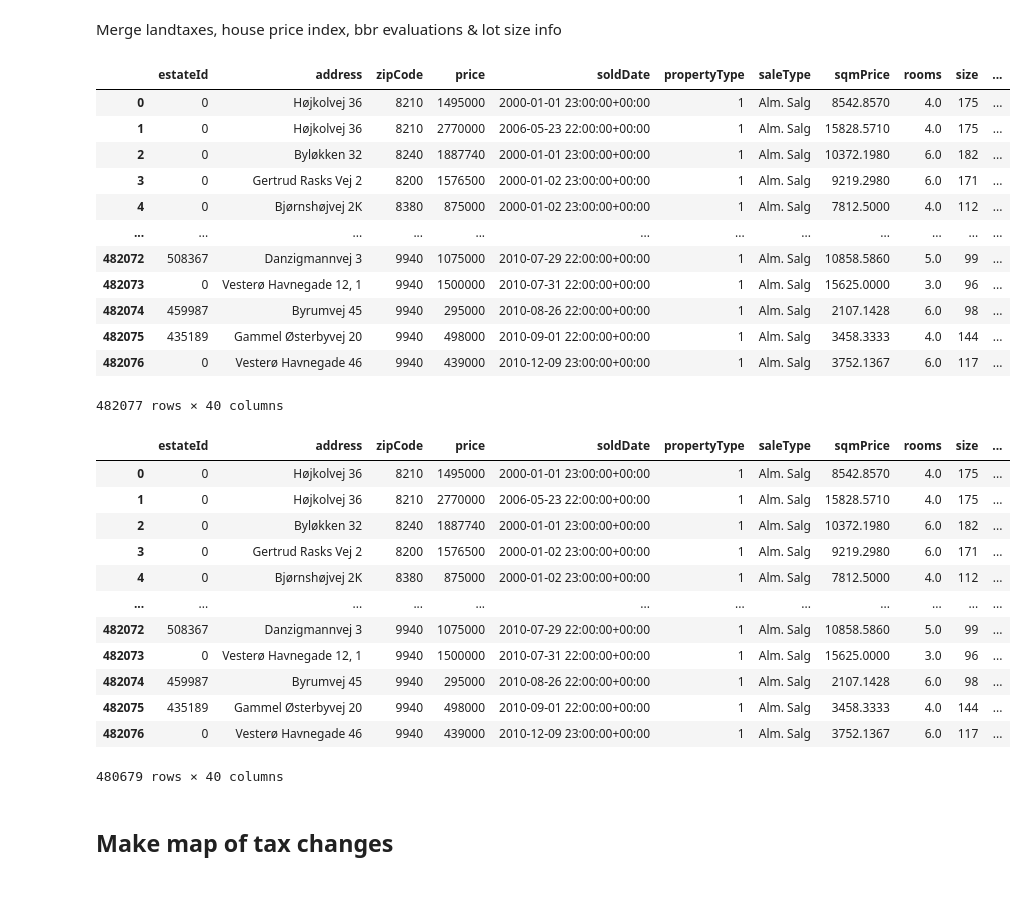
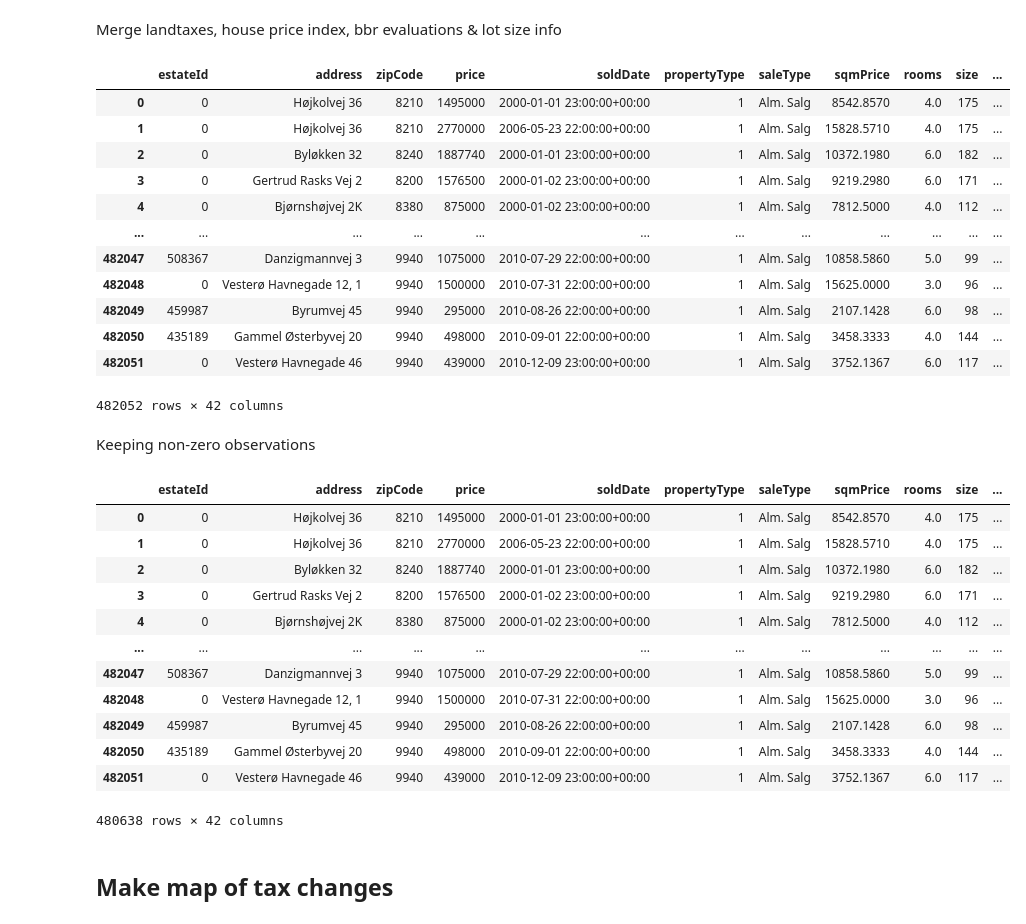
Before and after one commit to jorgenhost/No_taxation_without_capitalization, a Jupyter notebook: 5_main.ipynb, the cells around one changed output. Cells and saved outputs as stored; diff of their text form; code cells hidden in the pictures; blank space fills up the shorter version.

```diff
--- a/5_main.ipynb
+++ b/5_main.ipynb
@@ -192,5 +185,7 @@ land_taxes
 267 rows × 6 columns
 # %%
 property_evals_01=pd.read_parquet('data/bbr_eval2001.pq')
-property_evals_01
+property_evals_07=pd.read_parquet('data/bbr_eval2007.pq')
+print(property_evals_01.head())
+print(property_evals_07.head())
 # %% [output]
@@ -229,27 +228,33 @@ Merge landtaxes, house price index, bbr evaluations & lot size info
 # %%
 df_merged = pd.DataFrame(gdf_merge)
 df_merged_index = pd.merge(df_merged, house_price_index, left_on=['time_q', 'region'], right_on=['time_q', 'region'])
 df_merged_index = pd.merge(df_merged_index, land_taxes, left_on=['kommune_old'], right_on=['kommune_old'])
 df_merged_index = pd.merge(df_merged_index, property_evals_01, left_on=['guid'], right_on=['guid'])
+df_merged_index=df_merged_index.drop(columns=['eval_year'])
+df_merged_index = pd.merge(df_merged_index, property_evals_07, left_on=['guid'], right_on=['guid'])
+df_merged_index=df_merged_index.drop(columns=['eval_year'])
 df_merged_index = pd.merge(df_merged_index, lot_sizes, left_on=['guid'], right_on=['guid'])
 df_merged_index
 # %% [output]
 |  | estateId | address | zipCode | price | soldDate | propertyType | saleType | sqmPrice | rooms | size | ... |
 | 0 | 0 | Højkolvej 36 | 8210 | 1495000 | 2000-01-01 23:00:00+00:00 | 1 | Alm. Salg | 8542.8570 | 4.0 | 175 | ... |
 | 1 | 0 | Højkolvej 36 | 8210 | 2770000 | 2006-05-23 22:00:00+00:00 | 1 | Alm. Salg | 15828.5710 | 4.0 | 175 | ... |
 | 2 | 0 | Byløkken 32 | 8240 | 1887740 | 2000-01-01 23:00:00+00:00 | 1 | Alm. Salg | 10372.1980 | 6.0 | 182 | ... |
 | 3 | 0 | Gertrud Rasks Vej 2 | 8200 | 1576500 | 2000-01-02 23:00:00+00:00 | 1 | Alm. Salg | 9219.2980 | 6.0 | 171 | ... |
 | 4 | 0 | Bjørnshøjvej 2K | 8380 | 875000 | 2000-01-02 23:00:00+00:00 | 1 | Alm. Salg | 7812.5000 | 4.0 | 112 | ... |
 | ... | ... | ... | ... | ... | ... | ... | ... | ... | ... | ... | ... |
-| 482072 | 508367 | Danzigmannvej 3 | 9940 | 1075000 | 2010-07-29 22:00:00+00:00 | 1 | Alm. Salg | 10858.5860 | 5.0 | 99 | ... |
-| 482073 | 0 | Vesterø Havnegade 12, 1 | 9940 | 1500000 | 2010-07-31 22:00:00+00:00 | 1 | Alm. Salg | 15625.0000 | 3.0 | 96 | ... |
-| 482074 | 459987 | Byrumvej 45 | 9940 | 295000 | 2010-08-26 22:00:00+00:00 | 1 | Alm. Salg | 2107.1428 | 6.0 | 98 | ... |
-| 482075 | 435189 | Gammel Østerbyvej 20 | 9940 | 498000 | 2010-09-01 22:00:00+00:00 | 1 | Alm. Salg | 3458.3333 | 4.0 | 144 | ... |
-| 482076 | 0 | Vesterø Havnegade 46 | 9940 | 439000 | 2010-12-09 23:00:00+00:00 | 1 | Alm. Salg | 3752.1367 | 6.0 | 117 | ... |
+| 482047 | 508367 | Danzigmannvej 3 | 9940 | 1075000 | 2010-07-29 22:00:00+00:00 | 1 | Alm. Salg | 10858.5860 | 5.0 | 99 | ... |
+| 482048 | 0 | Vesterø Havnegade 12, 1 | 9940 | 1500000 | 2010-07-31 22:00:00+00:00 | 1 | Alm. Salg | 15625.0000 | 3.0 | 96 | ... |
+| 482049 | 459987 | Byrumvej 45 | 9940 | 295000 | 2010-08-26 22:00:00+00:00 | 1 | Alm. Salg | 2107.1428 | 6.0 | 98 | ... |
+| 482050 | 435189 | Gammel Østerbyvej 20 | 9940 | 498000 | 2010-09-01 22:00:00+00:00 | 1 | Alm. Salg | 3458.3333 | 4.0 | 144 | ... |
+| 482051 | 0 | Vesterø Havnegade 46 | 9940 | 439000 | 2010-12-09 23:00:00+00:00 | 1 | Alm. Salg | 3752.1367 | 6.0 | 117 | ... |
-482077 rows × 40 columns
+482052 rows × 42 columns
+# %% [markdown]
+Keeping non-zero observations
 # %%
 df_merged_index=df_merged_index[df_merged_index['lot_size']!=0]
 df_merged_index=df_merged_index[df_merged_index['eval_prop_2001']!=0]
+df_merged_index=df_merged_index[df_merged_index['eval_prop_2007']!=0]
 df_merged_index
 # %% [output]
 |  | estateId | address | zipCode | price | soldDate | propertyType | saleType | sqmPrice | rooms | size | ... |
@@ -259,12 +264,12 @@ df_merged_index
 | 3 | 0 | Gertrud Rasks Vej 2 | 8200 | 1576500 | 2000-01-02 23:00:00+00:00 | 1 | Alm. Salg | 9219.2980 | 6.0 | 171 | ... |
 | 4 | 0 | Bjørnshøjvej 2K | 8380 | 875000 | 2000-01-02 23:00:00+00:00 | 1 | Alm. Salg | 7812.5000 | 4.0 | 112 | ... |
 | ... | ... | ... | ... | ... | ... | ... | ... | ... | ... | ... | ... |
-| 482072 | 508367 | Danzigmannvej 3 | 9940 | 1075000 | 2010-07-29 22:00:00+00:00 | 1 | Alm. Salg | 10858.5860 | 5.0 | 99 | ... |
-| 482073 | 0 | Vesterø Havnegade 12, 1 | 9940 | 1500000 | 2010-07-31 22:00:00+00:00 | 1 | Alm. Salg | 15625.0000 | 3.0 | 96 | ... |
-| 482074 | 459987 | Byrumvej 45 | 9940 | 295000 | 2010-08-26 22:00:00+00:00 | 1 | Alm. Salg | 2107.1428 | 6.0 | 98 | ... |
-| 482075 | 435189 | Gammel Østerbyvej 20 | 9940 | 498000 | 2010-09-01 22:00:00+00:00 | 1 | Alm. Salg | 3458.3333 | 4.0 | 144 | ... |
-| 482076 | 0 | Vesterø Havnegade 46 | 9940 | 439000 | 2010-12-09 23:00:00+00:00 | 1 | Alm. Salg | 3752.1367 | 6.0 | 117 | ... |
+| 482047 | 508367 | Danzigmannvej 3 | 9940 | 1075000 | 2010-07-29 22:00:00+00:00 | 1 | Alm. Salg | 10858.5860 | 5.0 | 99 | ... |
+| 482048 | 0 | Vesterø Havnegade 12, 1 | 9940 | 1500000 | 2010-07-31 22:00:00+00:00 | 1 | Alm. Salg | 15625.0000 | 3.0 | 96 | ... |
+| 482049 | 459987 | Byrumvej 45 | 9940 | 295000 | 2010-08-26 22:00:00+00:00 | 1 | Alm. Salg | 2107.1428 | 6.0 | 98 | ... |
+| 482050 | 435189 | Gammel Østerbyvej 20 | 9940 | 498000 | 2010-09-01 22:00:00+00:00 | 1 | Alm. Salg | 3458.3333 | 4.0 | 144 | ... |
+| 482051 | 0 | Vesterø Havnegade 46 | 9940 | 439000 | 2010-12-09 23:00:00+00:00 | 1 | Alm. Salg | 3752.1367 | 6.0 | 117 | ... |
-480679 rows × 40 columns
+480638 rows × 42 columns
 # %% [markdown]
 ## Make map of tax changes
 # %%
```
Also changed, not shown: parts of 19 cells of this notebook, 9 other files.
